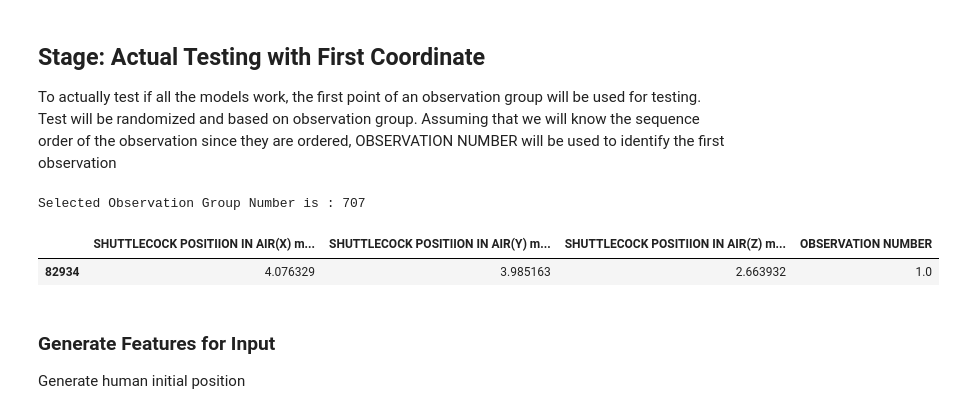
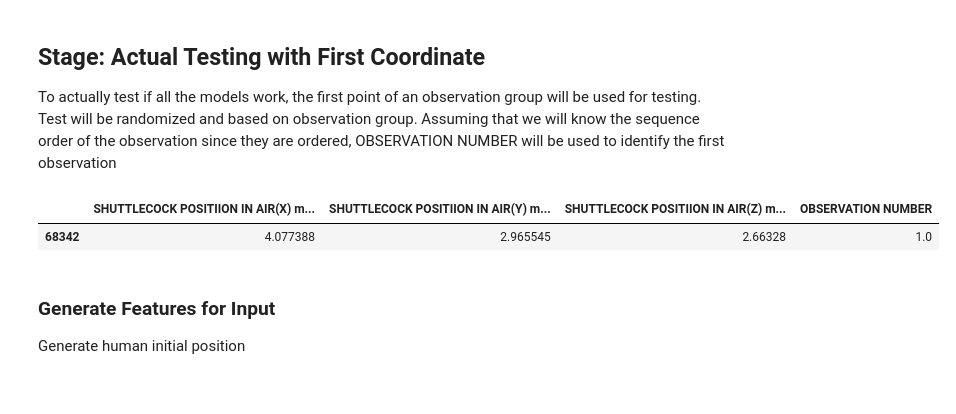
Before and after one commit to mtwchuang/CSC3005-Shuttlecock-Trajectory-Estimation, a Jupyter notebook: regression_approach_limited_input_v2.ipynb, the cells around one changed output. Cells and saved outputs as stored; diff of their text form; code cells hidden in the pictures.

```diff
--- a/regression_approach_limited_input_v2.ipynb
+++ b/regression_approach_limited_input_v2.ipynb
@@ -756,29 +756,28 @@ To actually test if all the models work, the first point of an observation group
 # %%
 import random
 # copied to avoid alterations to cleaned data
 test_data = temp_data.copy()
 
 # choose a random from the observation groups to test
-unique_observation_grps = test_data['OBSERVATION GROUP NUMBER'].nunique()
-selected_test_num = random.randint(1, unique_observation_grps)
-print("Selected Observation Group Number is :", selected_test_num)
+# unique_observation_grps = test_data['OBSERVATION GROUP NUMBER'].nunique()
+# selected_test_num = random.randint(1, unique_observation_grps)
+# print("Selected Observation Group Number is :", selected_test_num)
 
 # alternatively can hardcode to replicate results
-# selected_test_num = ?
+selected_test_num = 593
 
 # retrieve all the rows from the data related to randomly selected row
 y_actual_records = test_data[test_data['OBSERVATION GROUP NUMBER'] == selected_test_num]
 
 # get the first coordinate of selected observation for input
 y_first_coord = y_actual_records.head(1)
 y_first_coord = y_first_coord[['SHUTTLECOCK POSITIION IN AIR(X) metres', 'SHUTTLECOCK POSITIION IN AIR(Y) metres', 'SHUTTLECOCK POSITIION IN AIR(Z) metres', 'OBSERVATION NUMBER']]
 
 # show the test data
 y_first_coord
 # %% [output]
-Selected Observation Group Number is : 707
 |  | SHUTTLECOCK POSITIION IN AIR(X) m... | SHUTTLECOCK POSITIION IN AIR(Y) m... | SHUTTLECOCK POSITIION IN AIR(Z) m... | OBSERVATION NUMBER |
-| 82934 | 4.076329 | 3.985163 | 2.663932 | 1.0 |
+| 68342 | 4.077388 | 2.965545 | 2.66328 | 1.0 |
 # %% [markdown]
 ### Generate Features for Input
 Generate human initial position
```
Also changed, not shown: parts of 8 cells of this notebook, 8 other files.
